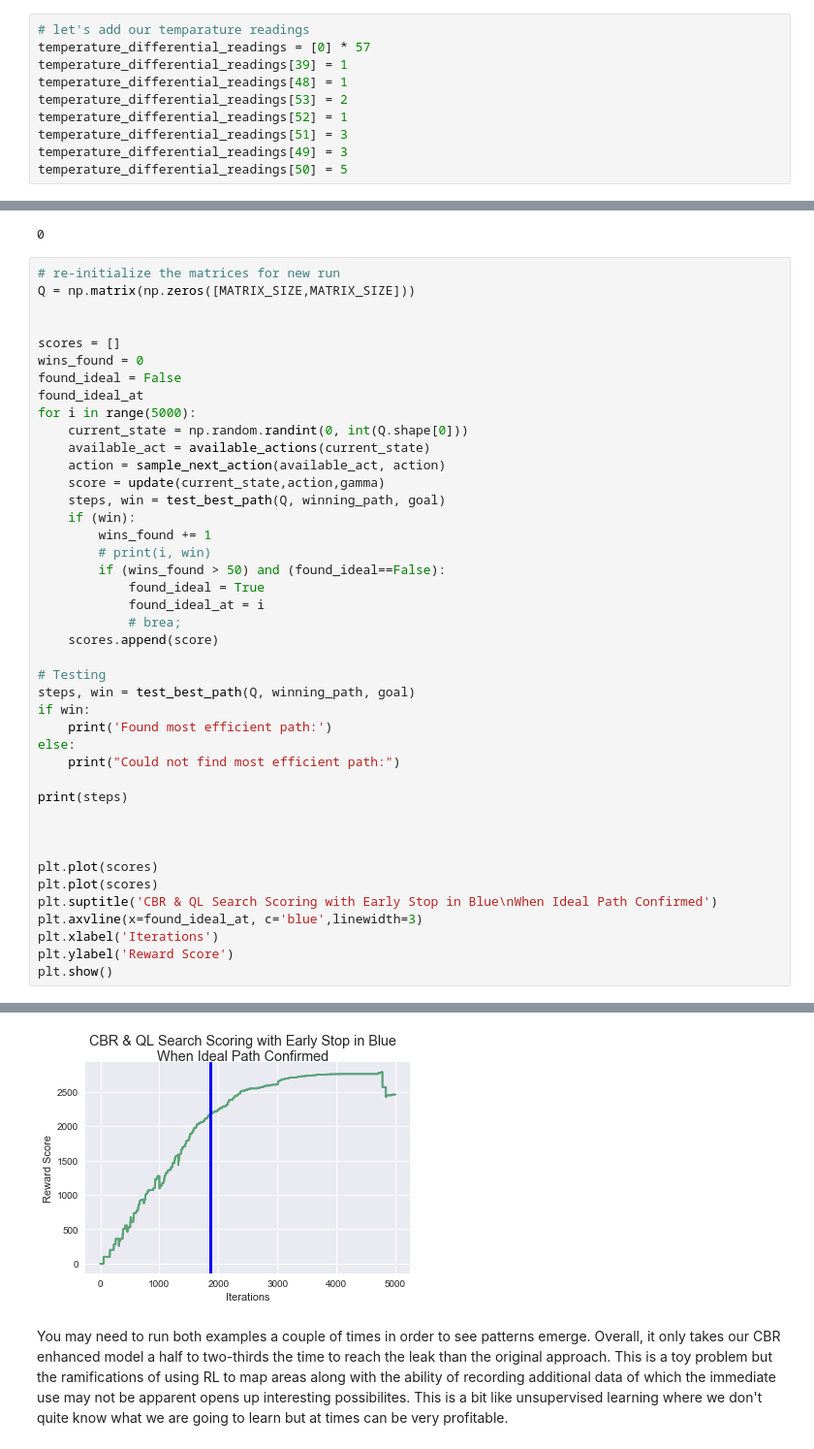
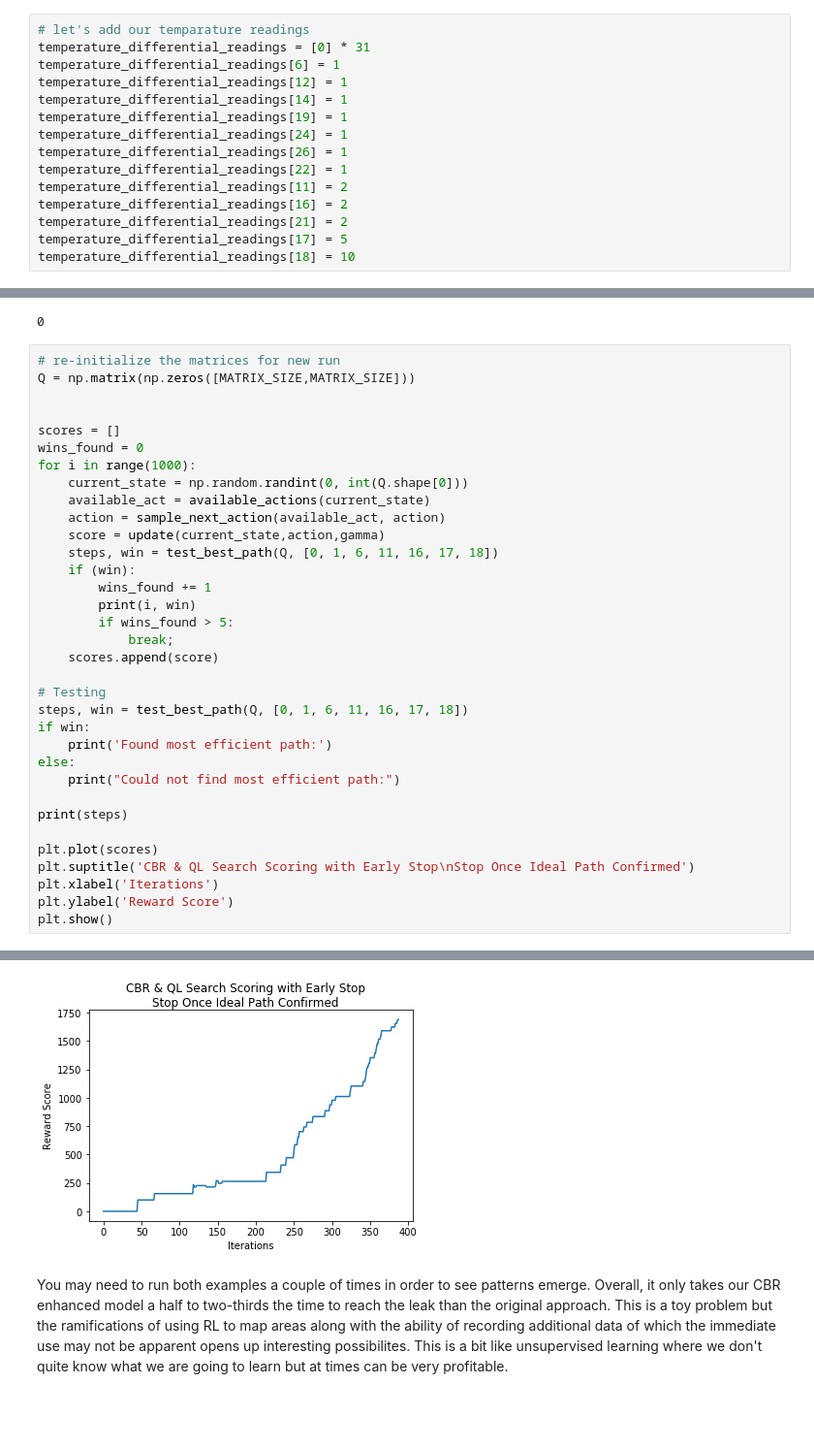
Before and after one commit to amunategui/Leak-At-Chemical-Factory-RL, a Jupyter notebook: Dangerous Leak at Chemical Factory - Emergency Response with Autonomous Assessment Bot.ipynb, the cells around one changed output, grey strips where cells are left out. Shown at 97% size. Cells and saved outputs as stored; diff of their text form; blank space fills up the shorter version.

```diff
--- a/Dangerous Leak at Chemical Factory - Emergency Response with Autonomous Assessment Bot.ipynb
+++ b/Dangerous Leak at Chemical Factory - Emergency Response with Autonomous Assessment Bot.ipynb
@@ -362,14 +287,19 @@ plt.show()
 Let's create a temperature difference list and add the temperature differential at each point. We set all points to <b>0</b>, some to <b>+2</b> and the point leading the goal to <b>+5</b> and the goal to <b>+10</b> degrees. And the way we are going to suggest to the Q-Learning model to favorize paths with a rising temperature is to drop a certain amount of 'next actions' that are decreasing in temperature (not all as we want to handle certain noisy situations).
 # %%
 # let's add our temparature readings
-temperature_differential_readings = [0] * 57
-temperature_differential_readings[39] = 1
-temperature_differential_readings[48] = 1
-temperature_differential_readings[53] = 2
-temperature_differential_readings[52] = 1
-temperature_differential_readings[51] = 3
-temperature_differential_readings[49] = 3
-temperature_differential_readings[50] = 5
+temperature_differential_readings = [0] * 31
+temperature_differential_readings[6] = 1
+temperature_differential_readings[12] = 1
+temperature_differential_readings[14] = 1
+temperature_differential_readings[19] = 1
+temperature_differential_readings[24] = 1
+temperature_differential_readings[26] = 1
+temperature_differential_readings[22] = 1
+temperature_differential_readings[11] = 2
+temperature_differential_readings[16] = 2
+temperature_differential_readings[21] = 2
+temperature_differential_readings[17] = 5
+temperature_differential_readings[18] = 10
 # %% [markdown]
 <H2>Part 3: Factory with Dangerous Leak - Using Enhanced Q-Learning with Case-based reasoning (CBR)</H2>
 <B>Goal:</B> Find shortest path to leak for evaluation and response team
@@ -443,25 +373,21 @@ Q = np.matrix(np.zeros([MATRIX_SIZE,MATRIX_SIZE]))
 
 scores = []
 wins_found = 0
-found_ideal = False
-found_ideal_at
-for i in range(5000):
+for i in range(1000):
     current_state = np.random.randint(0, int(Q.shape[0]))
     available_act = available_actions(current_state)
     action = sample_next_action(available_act, action)
     score = update(current_state,action,gamma)
-    steps, win = test_best_path(Q, winning_path, goal)
+    steps, win = test_best_path(Q, [0, 1, 6, 11, 16, 17, 18])
     if (win):
         wins_found += 1
-        # print(i, win)
-        if (wins_found > 50) and (found_ideal==False):
-            found_ideal = True
-            found_ideal_at = i
-            # brea;
+        print(i, win)
+        if wins_found > 5:
+            break;
     scores.append(score)
 
 # Testing
-steps, win = test_best_path(Q, winning_path, goal)
+steps, win = test_best_path(Q, [0, 1, 6, 11, 16, 17, 18])
 if win:
     print('Found most efficient path:')
 else:
@@ -469,12 +395,8 @@ else:
 
 print(steps)
 
-
-
 plt.plot(scores)
-plt.plot(scores)
-plt.suptitle('CBR & QL Search Scoring with Early Stop in Blue\nWhen Ideal Path Confirmed')
-plt.axvline(x=found_ideal_at, c='blue',linewidth=3)
+plt.suptitle('CBR & QL Search Scoring with Early Stop\nStop Once Ideal Path Confirmed')
 plt.xlabel('Iterations')
 plt.ylabel('Reward Score')
 plt.show()
@@ -484,3 +412,3 @@ Found most efficient path:
-[figure, old version]
+[figure, new version]
 # %% [markdown]
 You may need to run both examples a couple of times in order to see patterns emerge. Overall, it only takes our CBR enhanced model a half to two-thirds the time to reach the leak than the original approach. This is a toy problem but the ramifications of using RL to map areas along with the ability of recording additional data of which the immediate use may not be apparent opens up interesting possibilites. This is a bit like unsupervised learning where we don't quite know what we are going to learn but at times can be very profitable.
```
Also changed, not shown: parts of 14 cells of this notebook.
